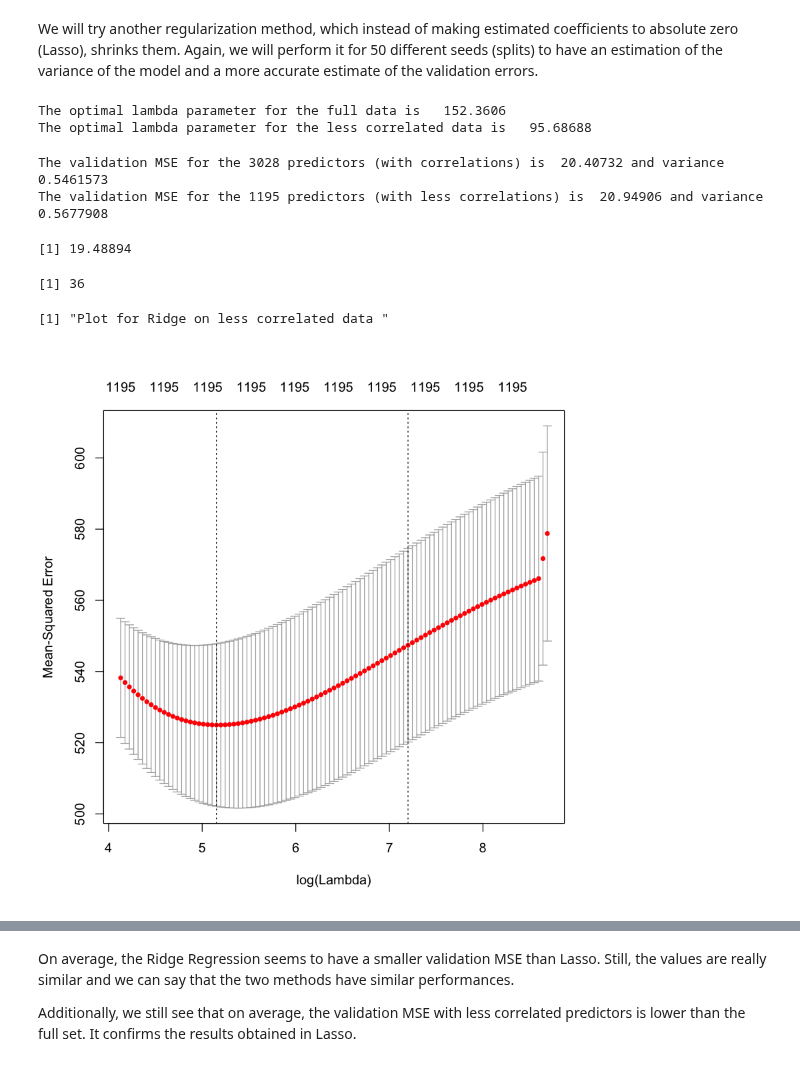
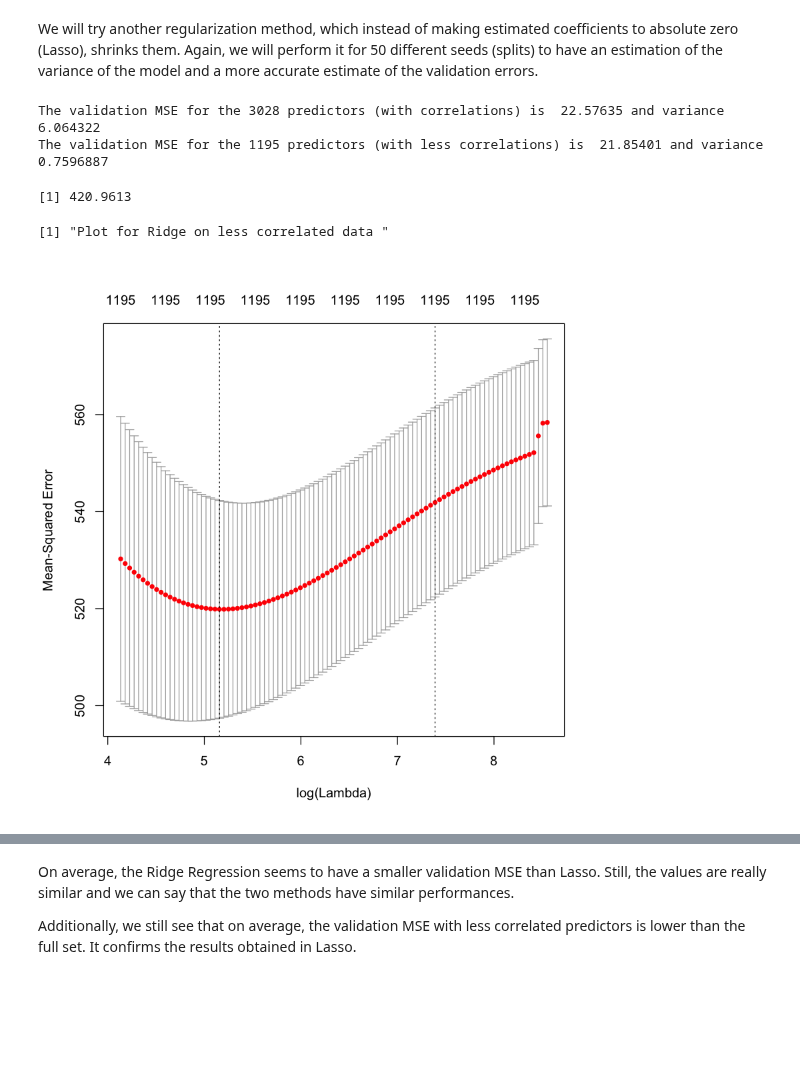
Before and after one commit to BenoitDelec/BIO-322--Predicting-odour-pleasantness-using-ML, a Jupyter notebook: src/Linear_Methods.ipynb, the cells around one changed output, grey strips where cells are left out. Cells and saved outputs as stored; diff of their text form; code cells hidden in the pictures; blank space fills up the shorter version.

```diff
--- a/src/Linear_Methods.ipynb
+++ b/src/Linear_Methods.ipynb
@@ -181,38 +166,27 @@ names(submission) <- c("Id", "VALENCE.PLEASANTNESS")
 write.csv(submission, file = "../Submissions/lasso_135.csv", row.names = FALSE)
 # %% [markdown]
 ## Linear Regression with Ridge Regularization and 5-Fold Cross Validation
+# %%
+library(glmnet)
+
+set.seed(1)
+
+cv.ridge <- cv.glmnet(as.matrix(x), as.matrix(y), alpha = 0, nfold = 5)
+corr.cv.ridge <- cv.glmnet(as.matrix(corr.x), as.matrix(y), alpha = 0, nfold = 5)
 # %% [markdown]
 We will try another regularization method, which instead of making estimated coefficients to absolute zero (Lasso), shrinks them. Again, we will perform it for 50 different seeds (splits) to have an estimation of the variance of the model and a more accurate estimate of the validation errors.
-# %%
-set.seed(1)
-library(glmnet)
-
-full.data.x = as.matrix(x)
-full.data.y = as.matrix(y)
-
-cv.ridge <- cv.glmnet(full.data.x, full.data.y, alpha = 0, nfold = 5)
-best.ridge <- glmnet(full.data.x,full.data.y, alpha = 0, lambda = cv.ridge$lambda.min)
-
-corr.cv.ridge <- cv.glmnet(as.matrix(corr.x), full.data.y, alpha = 0, nfold = 5)
-corr.best.ridge <- glmnet(as.matrix(corr.x), full.data.y, alpha = 0, lambda = corr.cv.ridge$lambda.min)
-
-cat("The optimal lambda parameter for the full data is  ", cv.ridge$lambda.min, '\n')
-cat("The optimal lambda parameter for the less correlated data is  ", corr.cv.ridge$lambda.min)
-# %% [output]
-The optimal lambda parameter for the full data is   152.3606
-The optimal lambda parameter for the less correlated data is   95.68688
 # %%
+library(glmnet)
+
 seeds = seq(100,150,1)
 
 RMSE_ = c()
 RMSE_corr = c()
 
-#This loop aims at having a mean of validation errors on 50 different seeds instead of having it for only one seed.
-#It enables to compare the different models afterwards
 
 for (i in seeds) {
     set.seed(i)
-    #split the training data in a training set and a validation set for correlated data
+
     len <- length(x[,1])
     idx.train <- sample(1:len, 2*len/3)
 
@@ -221,23 +195,23 @@ for (i in seeds) {
     val.x <- as.matrix(x[-idx.train,])
     val.y <- as.matrix(y[-idx.train])
 
-    #split the training data in a training set and a validation set for uncorrelated data
+
     corr.train.x <- as.matrix(corr.x[idx.train,])
     corr.train.y <- as.matrix(y[idx.train])
     corr.val.x <- as.matrix(corr.x[-idx.train,])
     corr.val.y <- as.matrix(y[-idx.train])
 
-    #Perform cross validation to find the optimal lambda on both sets
-    #cv.lasso <- cv.glmnet(train.x, train.y, alpha = 1, nfold = 5)
-    #corr.cv.lasso <- cv.glmnet(corr.train.x, corr.train.y, alpha = 1, nfold = 5)
+    #5-fold cross-validation to find the optimal value for the parameter lambda : ALPHA = 0 for Ridge
+    #cv.ridge <- cv.glmnet(train.x, train.y, alpha = 0, nfold = 5)
+    #corr.cv.ridge <- cv.glmnet(corr.train.x, corr.train.y, alpha = 0, nfold = 5)
 
-    #Perform Lasso with best lambda for both sets
-    #best.lasso <- glmnet(train.x, train.y, alpha = 1, lambda = cv.lasso$lambda.min)
-    pred <- predict(best.ridge, s = cv.ridge$lambda.min, newx = (val.x))
-    #corr.best.lasso <- glmnet(corr.train.x, corr.train.y, alpha = 1, lambda = corr.cv.lasso$lambda.min)
-    corr.pred <- predict(corr.best.ridge, s = corr.cv.ridge$lambda.min, newx = (corr.val.x))
+    best.ridge <- glmnet(train.x, train.y, alpha = 0, lambda = cv.ridge$lambda.min)
+    pred <- predict(best.ridge, s = cv.ridge$lambda.min, newx = val.x)
 
-    #Compute RMSE with best lasso prediction
+    corr.best.ridge <- glmnet(corr.train.x, corr.train.y, alpha = 0, lambda = corr.cv.ridge$lambda.min)
+    corr.pred <- predict(corr.best.ridge, s = corr.cv.ridge$lambda.min, newx = corr.val.x)
+
+    #MSE with best ridge prediction
     RMSE_ = rbind(RMSE_, sqrt(mean((pred - val.y)^2)))
     RMSE_corr = rbind(RMSE_corr, sqrt(mean((corr.pred - corr.val.y)^2)))
 
@@ -245,38 +219,37 @@ for (i in seeds) {
 # %%
 mean.RMSE_ = mean(RMSE_)
 mean.RMSE_corr = mean(RMSE_corr)
-#mean.RMSE_corr = mean(RMSE_corr)
 cat("The validation MSE for the 3028 predictors (with correlations) is ", mean.RMSE_, "and variance ", var(RMSE_), '\n')
-cat("The validation MSE for the 1195 predictors (with less correlations) is ", mean.RMSE_corr, "and variance ", var(RMSE_corr))
+cat("The validation MSE for the 1195 predictors (with less correlations) is ",mean.RMSE_corr, "and variance ", var(RMSE_corr), '\n')
 # %% [output]
-The validation MSE for the 3028 predictors (with correlations) is  20.40732 and variance  0.5461573
-The validation MSE for the 1195 predictors (with less correlations) is  20.94906 and variance  0.5677908
+The validation MSE for the 3028 predictors (with correlations) is  22.57635 and variance  6.064322
+The validation MSE for the 1195 predictors (with less correlations) is  21.85401 and variance  0.7596887
 # %%
-seed.min.corr = which.min(RMSE_corr) #45
-min.error.corr = RMSE_corr[seed.min.corr] #seed = 146 ; #error = 420.9
+seed.min.corr = which.min(MSE_corr) #45
+min.error.corr = MSE_corr[seed.min.corr] #seed = 146 ; #error = 420.9
+min.error.corr
 # %% [output]
-[1] 19.48894
+[1] 420.9613
-[1] 36
 # %%
-set.seed(135)
+set.seed(145)
 
 #split the training data in a training set and a validation set for correlated data
 len <- length(x[,1])
 idx.train <- sample(1:len, 2*len/3)
 
 #split the training data in a training set and a validation set for uncorrelated data
 corr.train.x <- as.matrix(corr.x[idx.train,])
 corr.train.y <- as.matrix(y[idx.train])
 corr.val.x <- as.matrix(corr.x[-idx.train,])
 corr.val.y <- as.matrix(y[-idx.train])
 
-corr.cv.ridge.135 <- cv.glmnet(corr.train.x, corr.train.y, alpha = 0, nfold = 5)
+corr.cv.ridge.145 <- cv.glmnet(corr.train.x, corr.train.y, alpha = 0, nfold = 5)
 
 #PLOT FOR LESS CORRELATED DATA
 print("Plot for Ridge on less correlated data ")
-plot(corr.cv.ridge.135)
+plot(corr.cv.ridge.145)
 # %% [output]
 [1] "Plot for Ridge on less correlated data "
-[figure, old version]
+[figure, new version]
 # %%
 #best prediction for uncorrelated
```
Also changed, not shown: parts of 8 cells of this notebook.
